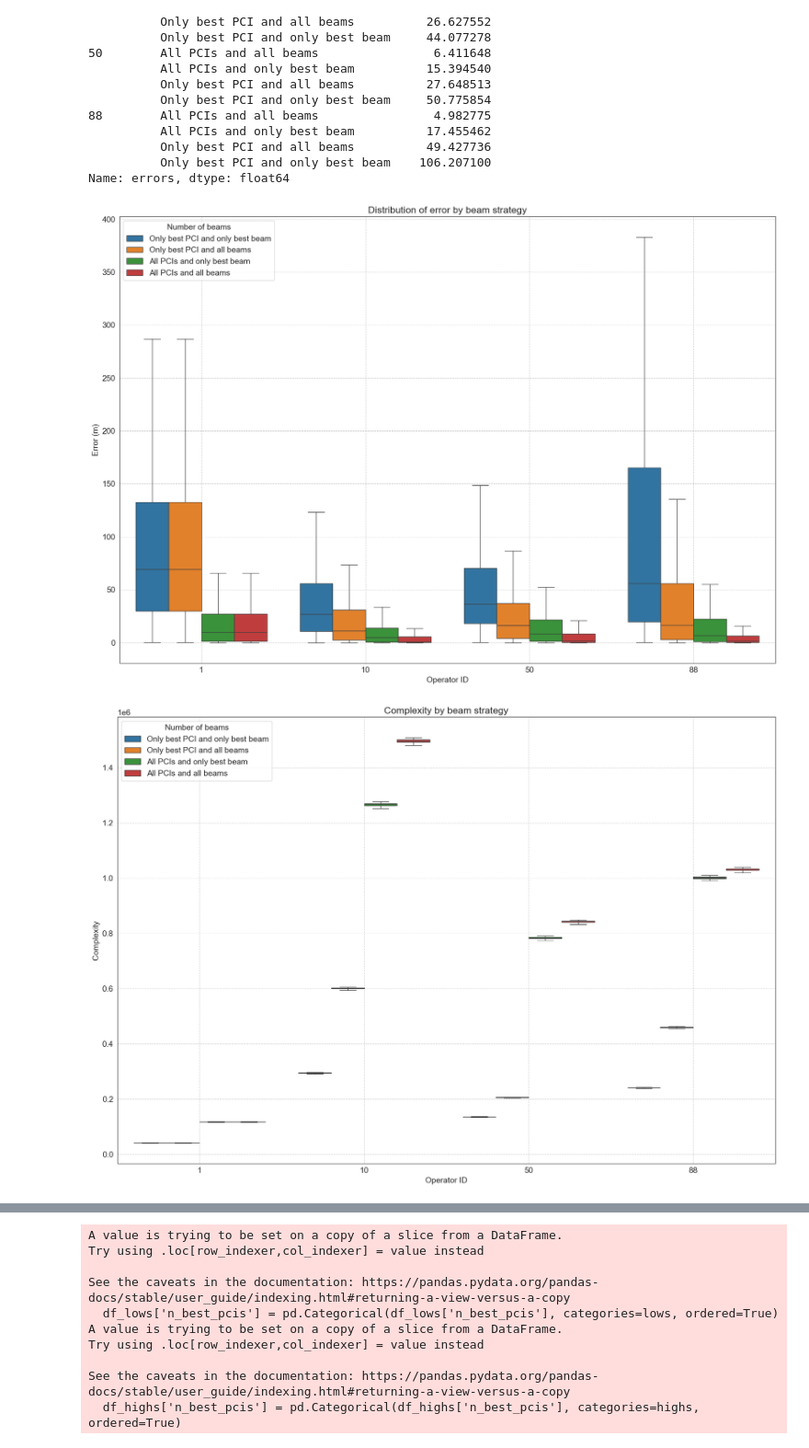
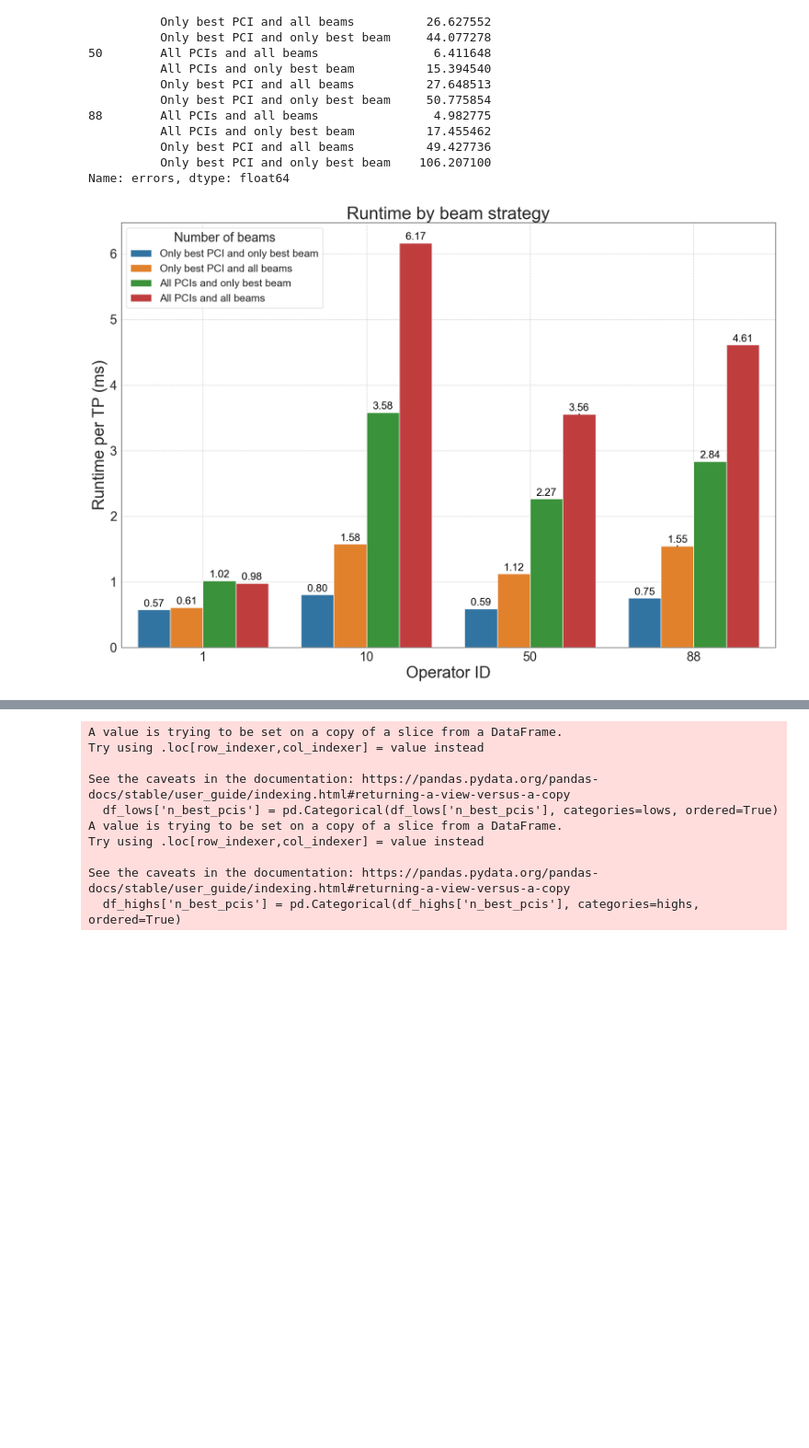
Before and after one commit to Andreas-Espelund/5G_localization, a Jupyter notebook: plotting/plot_beamforming.ipynb, the cells around one changed output, grey strips where cells are left out. Shown at 92% size. Cells and saved outputs as stored; diff of their text form; code cells hidden in the pictures; blank space fills up the shorter version.

```diff
--- a/plotting/plot_beamforming.ipynb
+++ b/plotting/plot_beamforming.ipynb
@@ -15,7 +15,7 @@ with open(os.path.join(dir, 'config.json')) as f:
 
 data_df['n_best_pcis'] = data_df['n_best_pcis'].apply(lambda x: 'all' if np.isnan(x) else f'{int(x)}')
 data_df['n_best_beams'] = data_df['n_best_beams'].apply(lambda x: 'all' if np.isnan(x) else f'{int(x)}')
-data['runtime'] = data['runtime'] * 1000 / 2500
+data_df['runtime'] = data_df['runtime'] * 1000 / 2500
 
 
 def get_strat(row):
@@ -87,6 +87,10 @@ operator  config
           Only best PCI and only best beam    106.207100
 Name: errors, dtype: float64
 # %%
+
+
+import pandas as pd
+from matplotlib.ticker import FuncFormatter
 
 
 def plot_operator(
@@ -96,42 +100,52 @@ def plot_operator(
         y_label: str,
         title: str,
 ):
-    plt.rcParams.update({"font.size": 14})
+    plt.rcParams.update({"font.size": 22})
 
     hue_order = [
         'Only best PCI and only best beam',
         'Only best PCI and all beams',
         'All PCIs and only best beam',
         'All PCIs and all beams',
     ]
 
     plt.figure(figsize=(17, 12))
     sns.set_style("white")
-    sns.boxplot(
+    bar_plot = sns.barplot(
         data=df,
         x='operator',
         y=y,
         hue='config',
         hue_order=hue_order,
-        showfliers=False,
     )
 
-    #plt.axhline(y=baseline, color='r', linestyle='--')
+    # Format y-axis in thousands
+    formatter = FuncFormatter(lambda x, _: f'{x / 1000:,.0f}k')
+    #plt.gca().yaxis.set_major_formatter(formatter)
+
+    # Annotate each bar
+    for p in bar_plot.patches:
+        height = p.get_height()
+        if height != 0:  # Check if the height is not zero
+            bar_plot.annotate(f'{height:,.2f}',
+                              (p.get_x() + p.get_width() / 2., height),
+                              ha='center', va='center',
+                              fontsize=18, color='black', xytext=(0, 10),
+                              textcoords='offset points')
 
     # Add labels and title
-    plt.xlabel(x_label)
-    plt.ylabel(y_label)
-    plt.title(title)
+    plt.xlabel(x_label, fontsize=28)
+    plt.ylabel(y_label, fontsize=28)
+    plt.title(title, fontsize=30)
 
-    plt.legend(title='Number of beams', loc='upper left')
+    plt.legend(title='Number of beams', loc='upper left', fontsize=18)
     plt.grid(linestyle='--')
     plt.tight_layout()
     plt.show()
 
 
-plot_operator(data_df, 'errors', 'Operator ID', 'Error (m)', 'Distribution of error by beam strategy')
-plot_operator(data_df, 'complexity', 'Operator ID', 'Complexity', 'Complexity by beam strategy')
+#plot_operator(data_df, 'errors', 'Operator ID', 'Error (m)', 'Distribution of error by beam strategy')
+#plot_operator(data_df, 'complexity', 'Operator ID', 'Complexity', 'Complexity by beam strategy')
 plot_operator(data_df, 'runtime', 'Operator ID', 'Runtime per TP (ms)', 'Runtime by beam strategy')
 # %% [output]
-[figure, old version]
+[figure, new version]
-[figure, removed]
```
Also changed, not shown: parts of 2 cells of this notebook, 5 other files.
